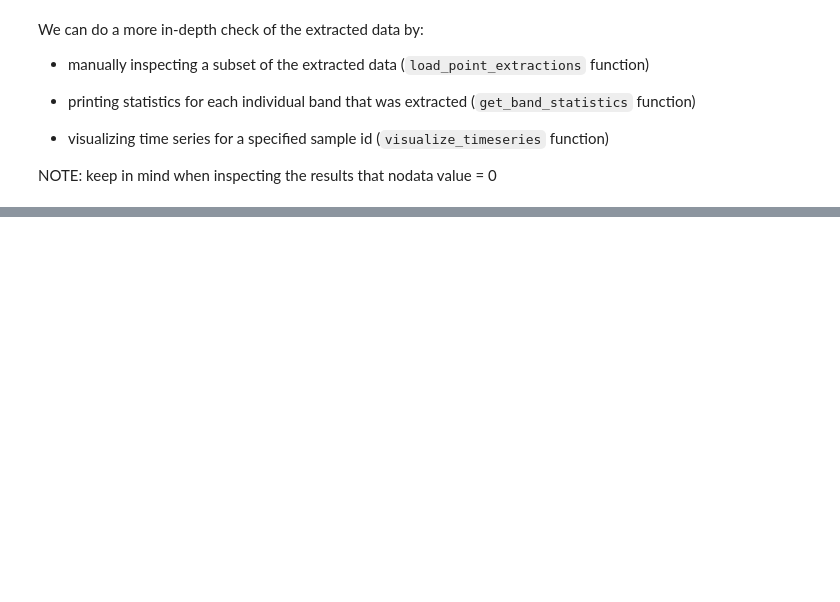
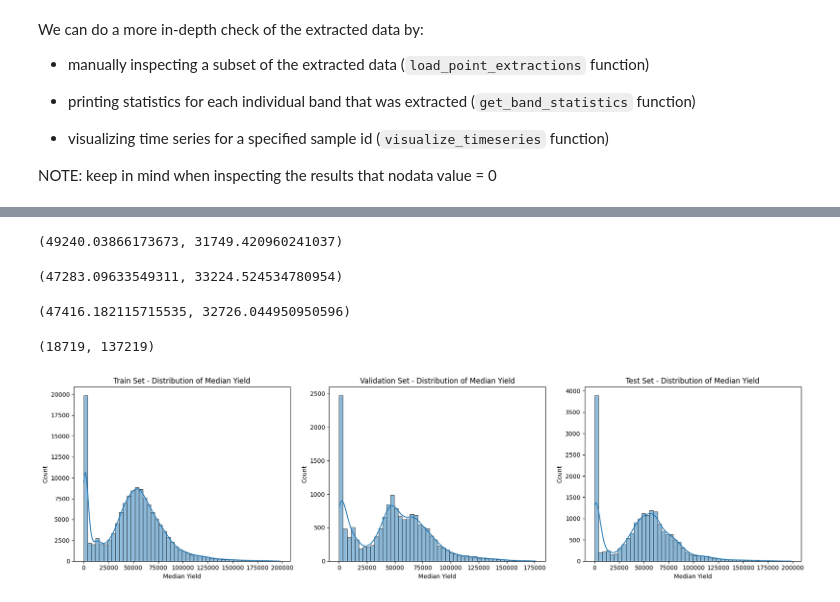
Before and after one commit to ScaleAGData/scaleag-vito, a Jupyter notebook: notebooks/data_investigation.ipynb, the cells around one changed output, grey strips where cells are left out. Cells and saved outputs as stored; diff of their text form; code cells hidden in the pictures; blank space fills up the shorter version.

```diff
--- a/notebooks/data_investigation.ipynb
+++ b/notebooks/data_investigation.ipynb
@@ -141,0 +259,50 @@ visualize_timeseries(gdf, sample_id="3089TIN")
+# %%
+import pandas as pd
+
+window_of_interest = ["2024-04-01", "2024-10-31"]
+woi_tag = f"{window_of_interest[0].replace('-', '')}-{window_of_interest[1].replace('-', '')}"
+df_train = pd.read_parquet(f"/projects/HEScaleAgData/reference_datasets/LPIS_Extractions_2024/df_train_{woi_tag}.parquet")
+df_val = pd.read_parquet(f"/projects/HEScaleAgData/reference_datasets/LPIS_Extractions_2024/df_val_{woi_tag}.parquet")
+df_test = pd.read_parquet(f"/projects/HEScaleAgData/reference_datasets/LPIS_Extractions_2024/df_test_{woi_tag}.parquet")
+# %%
+df_train.median_yield.mean(), df_train.median_yield.std()
+# %% [output]
+(49240.03866173673, 31749.420960241037)
+# %%
+df_test.median_yield.mean(), df_test.median_yield.std()
+# %% [output]
+(47283.09633549311, 33224.524534780954)
+# %%
+df_val.median_yield.mean(), df_val.median_yield.std()
+# %% [output]
+(47416.182115715535, 32726.044950950596)
+# %%
+len(df_test), len(df_train)
+# %% [output]
+(18719, 137219)
+# %%
+import seaborn as sns
+
+import matplotlib.pyplot as plt
+
+fig, axes = plt.subplots(1, 3, figsize=(18, 5))
+
+sns.histplot(data=df_train, x='median_yield', bins=50, kde=True, ax=axes[0])
+axes[0].set_title('Train Set - Distribution of Median Yield')
+axes[0].set_xlabel('Median Yield')
+axes[0].set_ylabel('Count')
+
+sns.histplot(data=df_val, x='median_yield', bins=50, kde=True, ax=axes[1])
+axes[1].set_title('Validation Set - Distribution of Median Yield')
+axes[1].set_xlabel('Median Yield')
+axes[1].set_ylabel('Count')
+
+sns.histplot(data=df_test, x='median_yield', bins=50, kde=True, ax=axes[2])
+axes[2].set_title('Test Set - Distribution of Median Yield')
+axes[2].set_xlabel('Median Yield')
+axes[2].set_ylabel('Count')
+
+plt.tight_layout()
+plt.show()
+# %% [output]
+[figure, added]
```
Also changed, not shown: parts of 13 cells of this notebook.
